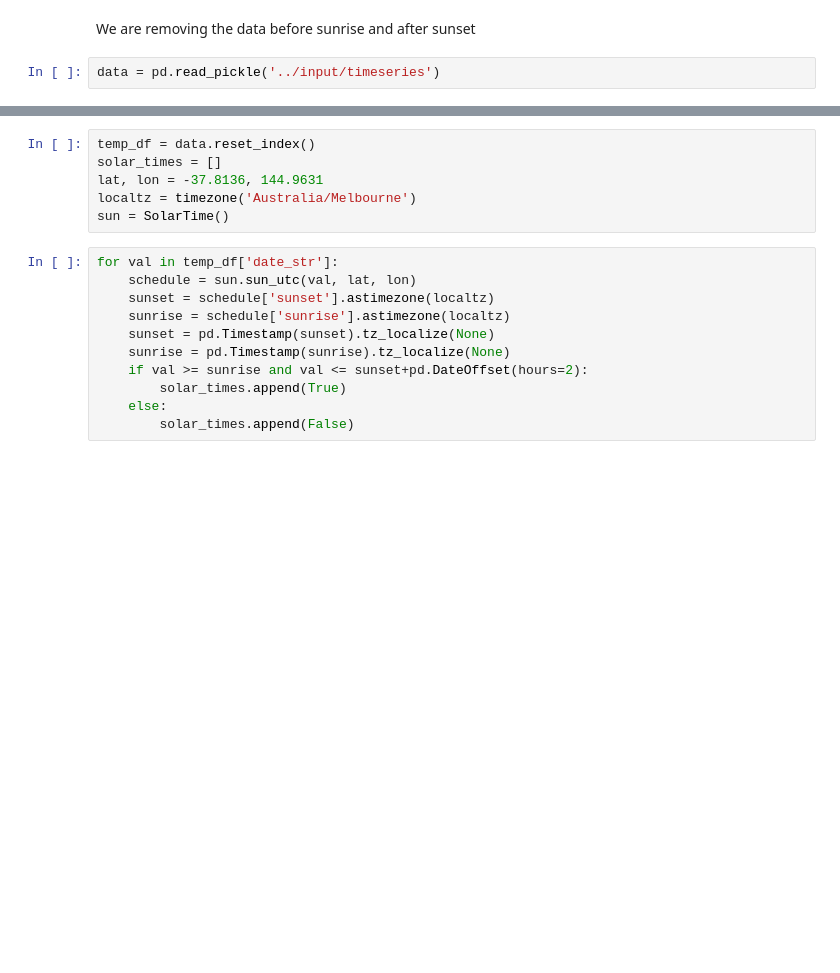
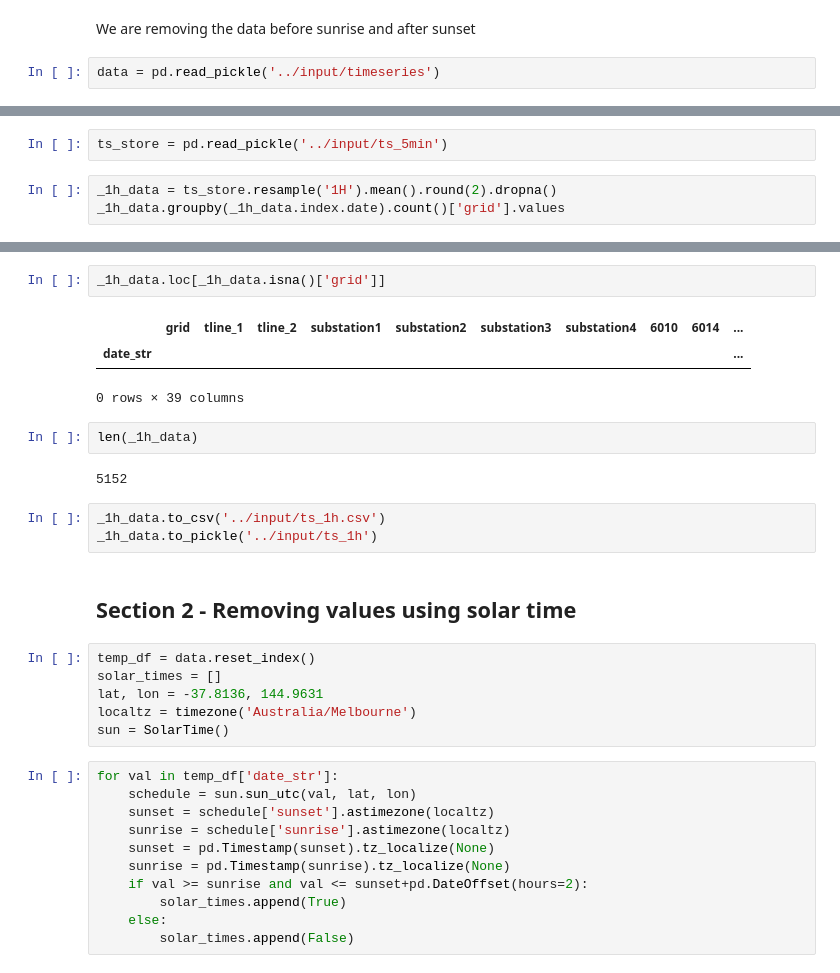
Before and after one commit to ManeeshaPerera/HTCNN-Forecasting, a Jupyter notebook: notebooks/pre-process.ipynb, the cells around one changed output, grey strips where cells are left out. Cells and saved outputs as stored; diff of their text form; blank space fills up the shorter version.

```diff
--- a/notebooks/pre-process.ipynb
+++ b/notebooks/pre-process.ipynb
@@ -24,0 +154,5 @@ data = pd.read_pickle('../input/timeseries')
+# %%
+ts_store = pd.read_pickle('../input/ts_5min')
+# %%
+_1h_data = ts_store.resample('1H').mean().round(2).dropna()
+_1h_data.groupby(_1h_data.index.date).count()['grid'].values
@@ -25,3 +177,18 @@ data = pd.read_pickle('../input/timeseries')
+# %%
+_1h_data.loc[_1h_data.isna()['grid']]
+# %% [output]
+|  | grid | tline_1 | tline_2 | substation1 | substation2 | substation3 | substation4 | 6010 | 6014 | ... |
+| date_str |  |  |  |  |  |  |  |  |  | ... |
+0 rows × 39 columns
+# %%
+len(_1h_data)
+# %% [output]
+5152
+# %%
+_1h_data.to_csv('../input/ts_1h.csv')
+_1h_data.to_pickle('../input/ts_1h')
+# %% [markdown]
+## Section 2 - Removing values using solar time
 # %%
 temp_df = data.reset_index()
 solar_times = []
```
Also changed, not shown: parts of 24 cells of this notebook, 10 other files.
